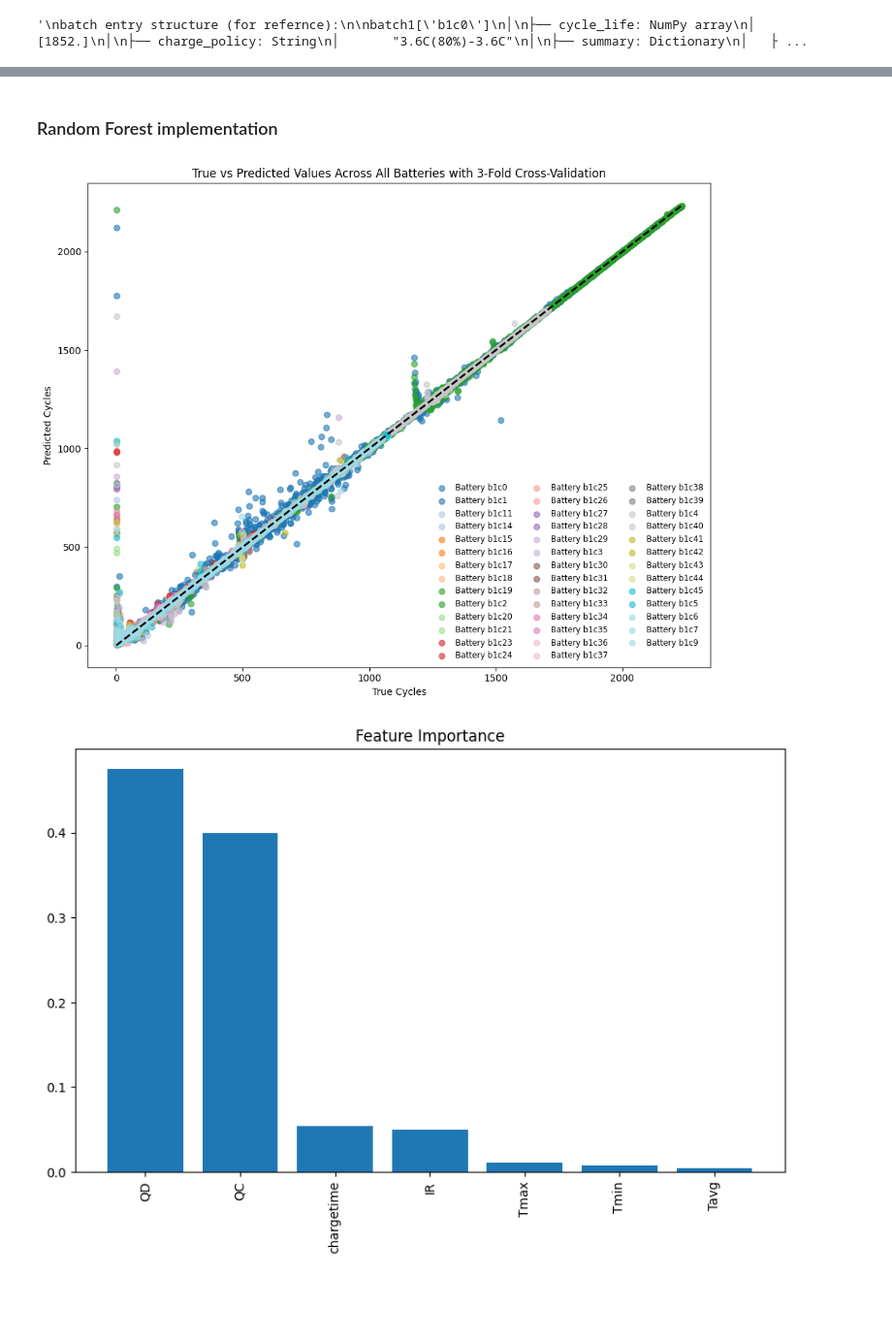
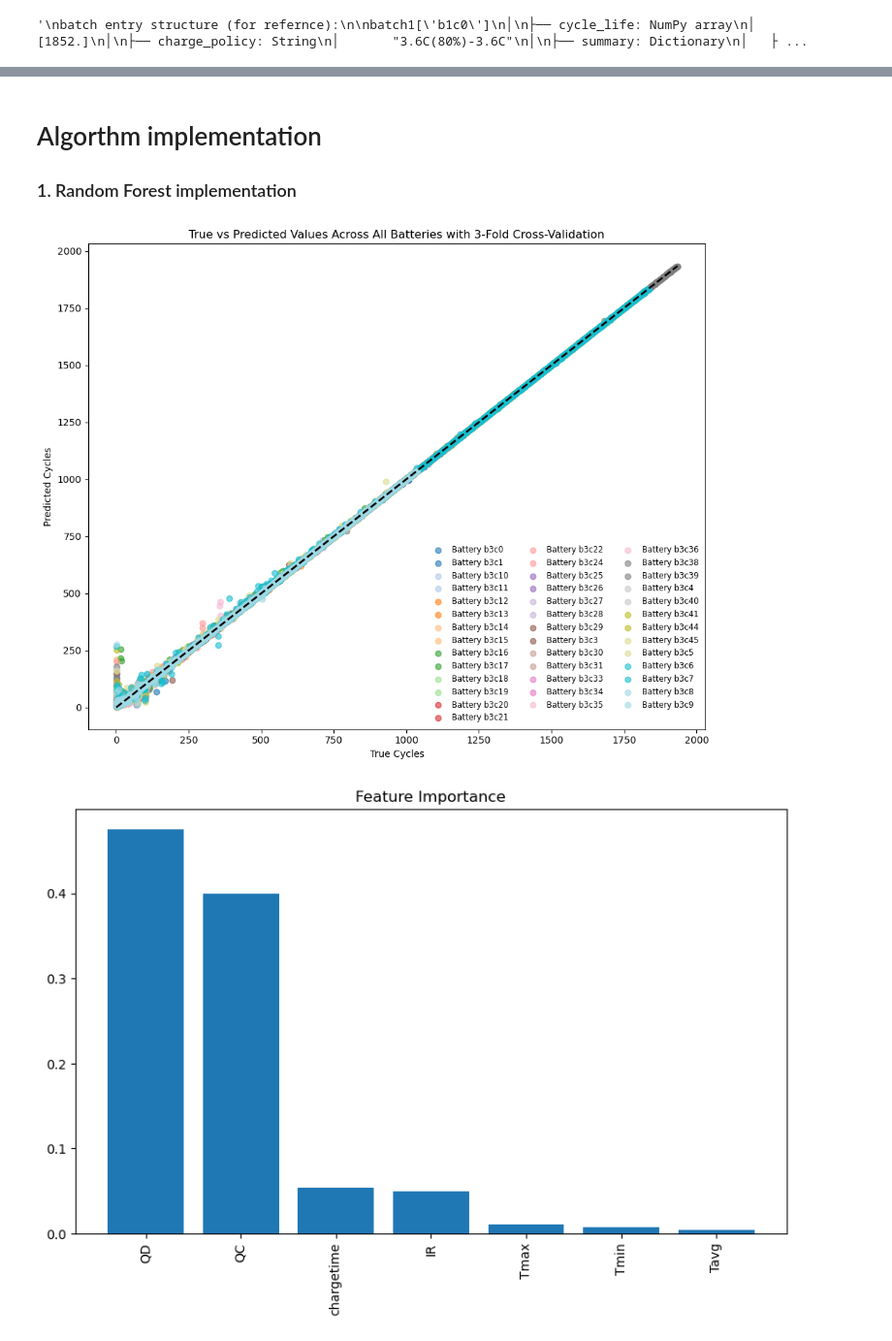
Before and after one commit to marif5/dd_battery_mdl, a Jupyter notebook: Load Data_update.ipynb, the cells around one changed output, grey strips where cells are left out. Shown at 97% size. Drawn from its saved outputs; the diff is of its cells as text; code cells hidden in the pictures; blank space fills up the shorter version.

```diff
--- a/Load Data_update.ipynb
+++ b/Load Data_update.ipynb
@@ -84,5 +65,0 @@ bat_dict = {**batch1, **batch2, **batch3}
-# %%
-for i in bat_dict.keys():
-    plt.plot(bat_dict[i]['summary']['cycle'], bat_dict[i]['summary']['QD'])
-plt.xlabel('Cycle Number')
-plt.ylabel('Discharge Capacity (Ah)')
@@ -106,0 +131,6 @@ array([ 0,  2,  4,  6,  8, 10, 12, 14, 16, 18, 20, 22, 24, 26, 28, 30, 32,
+# %%
+train_data = {list(bat_dict.keys())[i]: bat_dict[list(bat_dict.keys())[i]] for i in train_ind if i < len(bat_dict)}
+valida_data = {list(bat_dict.keys())[i]: bat_dict[list(bat_dict.keys())[i]] for i in test_ind if i < len(bat_dict)}
+test_data = {list(bat_dict.keys())[i]: bat_dict[list(bat_dict.keys())[i]] for i in secondary_test_ind if i < len(bat_dict)}
+
+batch1.keys()
@@ -213,6 +210,13 @@ plt.show()
+# %%
+features = train_data['b1c1']['cleaned_summary'].iloc[:, 0:-1]
 # %%
-# For Battery b1c0
-b1c0_summary_df = pd.DataFrame(batch1['b1c0']['summary'])
-features = pd.DataFrame(batch1['b1c0']['summary']).iloc[:, 0:-1]
-target = pd.DataFrame(batch1['b1c0']['summary']).iloc[:,-1]
-features.head()
+# # For Battery b1c0 (To be delted after generalization)
+
+# b1c0_summary_df = pd.DataFrame(batch1['b1c0']['summary'])
+# features = pd.DataFrame(batch1['b1c0']['summary']).iloc[:, 0:-1]
+# target = pd.DataFrame(batch1['b1c0']['summary']).iloc[:,-1]
+# features.head()
+# z_scores = np.abs(zscore(features))
+# threshold = 3
+# filtered_entries = (z_scores < threshold).all(axis=1)
+# features = features[filtered_entries]
@@ -239,5 +363,6 @@ plt.show()
 # %% [markdown]
-### Random Forest implementation
+# Algorthm implementation
+### 1. Random Forest implementation
 # %%
 import pandas as pd
 import numpy as np
@@ -261,8 +386,8 @@ all_battery_ids = []
 k = 3
 
 # Iterate over each battery in batch1
-for battery_key in batch1.keys():
-    battery_summary_df = pd.DataFrame(batch1[battery_key]['summary'])
+for battery_key in test_data.keys():
+    battery_summary_df = pd.DataFrame(test_data[battery_key]['summary'])
     features = battery_summary_df.iloc[:, :-1]
     target = battery_summary_df.iloc[:, -1]
 
@@ -331,34 +456,34 @@ plt.figure(figsize=(10, 8))
 for battery in unique_batteries:
     idx = all_battery_ids == battery
     plt.scatter(
         all_y_test[idx],
         all_y_pred[idx],
         alpha=0.6,
         label=f'Battery {battery}',
         color=color_map[battery]
     )
 
 # Plot the ideal line
 min_val = min(all_y_test.min(), all_y_pred.min())
 max_val = max(all_y_test.max(), all_y_pred.max())
 plt.plot([min_val, max_val], [min_val, max_val], 'k--', lw=2)
 
 plt.xlabel('True Cycles')
 plt.ylabel('Predicted Cycles')
 plt.title('True vs Predicted Values Across All Batteries with 3-Fold Cross-Validation')
 
 # Adjust the legend
 plt.legend(
     fontsize='smaller',
     loc='lower right',
     ncol=3,
     frameon=False
 )
 
 plt.tight_layout()
 plt.show()
 # %% [output]
-[figure, old version]
+[figure, new version]
 # %%
 importances = rf_regressor.feature_importances_
 indices = np.argsort(importances)[::-1]
```
Also changed, not shown: parts of 41 cells of this notebook, 4 other files.
